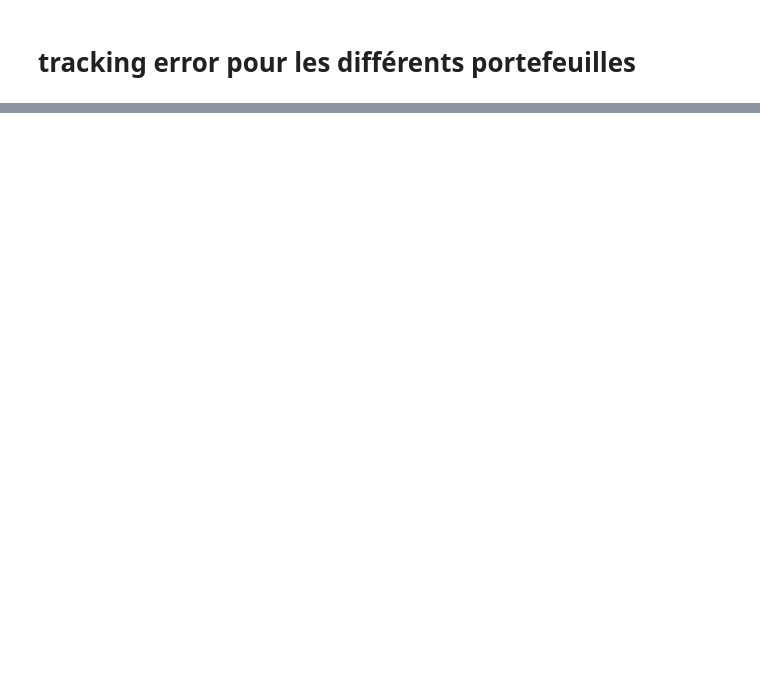
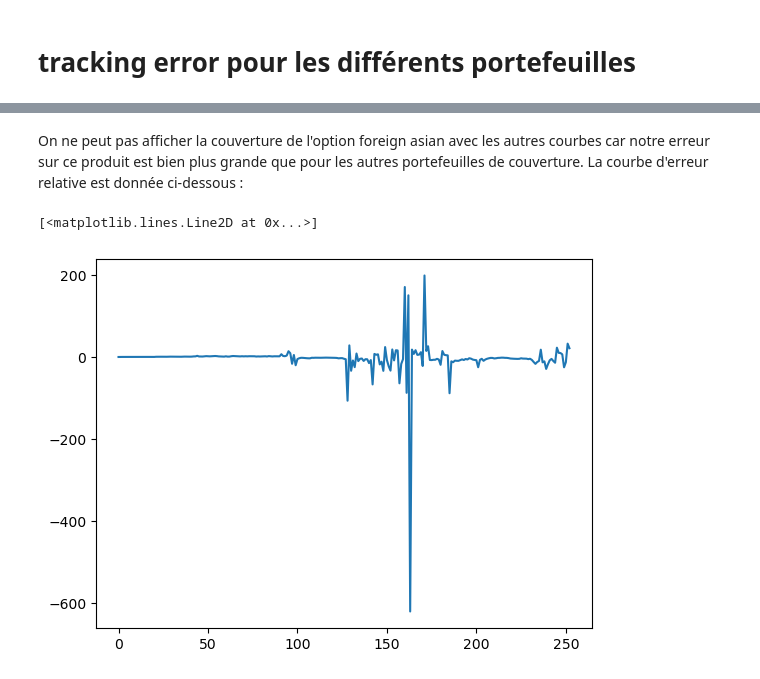
Before and after one commit to ZacharyZbr/pricer, a Jupyter notebook: Analyse de courverture.ipynb, the cells around one changed output, grey strips where cells are left out. Drawn from its saved outputs; the diff is of its cells as text; code cells hidden in the pictures; blank space fills up the shorter version.

```diff
--- a/Analyse de courverture.ipynb
+++ b/Analyse de courverture.ipynb
@@ -201,0 +172,7 @@ plt.legend()
+# %% [markdown]
+On ne peut pas afficher la couverture de l'option foreign asian avec les autres courbes car notre erreur sur ce produit est bien plus grande que pour les autres portefeuilles de couverture. La courbe d'erreur relative est donnée ci-dessous :
+# %%
+plt.plot(tracking_error_foreign_asian)
+# %% [output]
+[<matplotlib.lines.Line2D at 0x...>]
+[figure, added]
```
Also changed, not shown: parts of 26 cells of this notebook, 6 other files.
